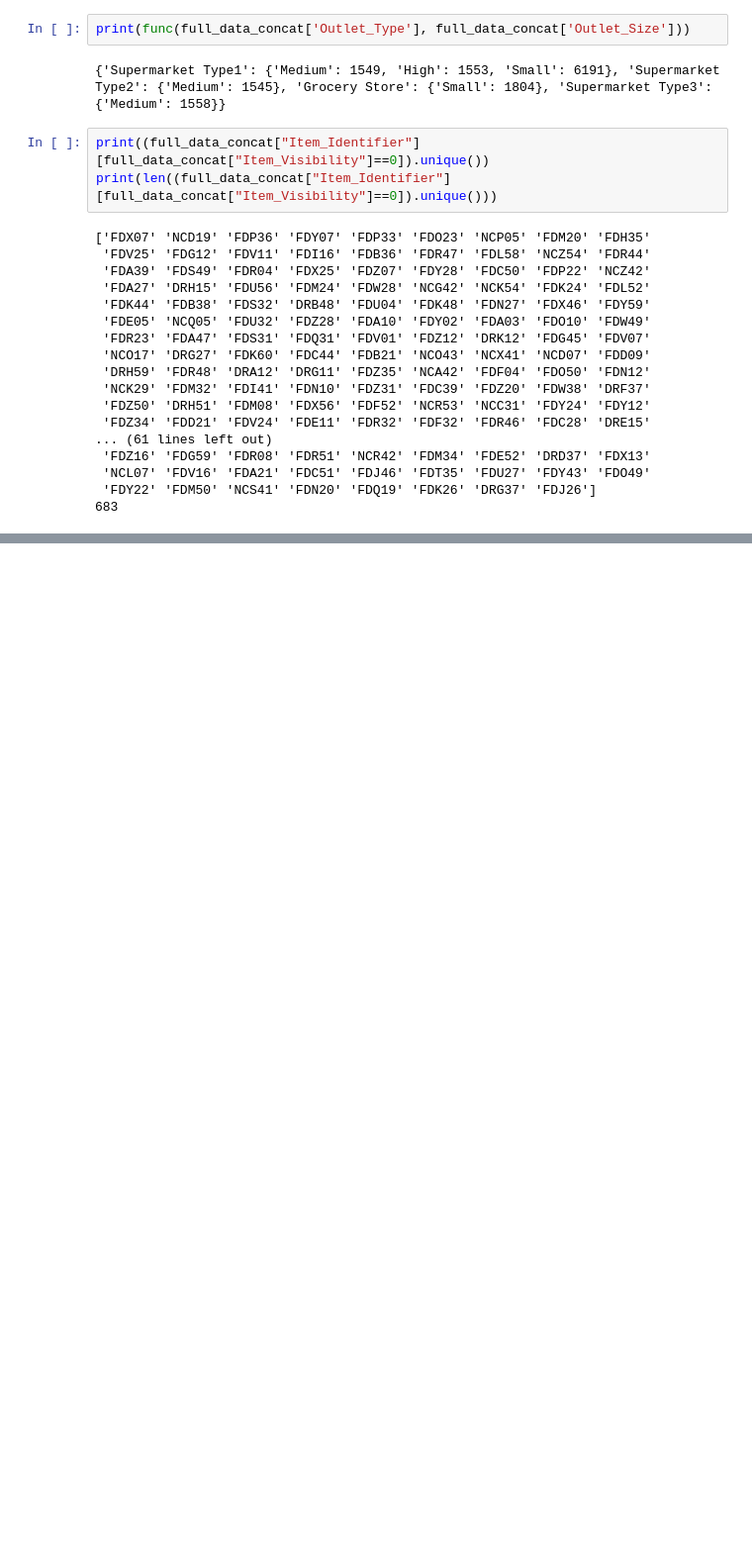
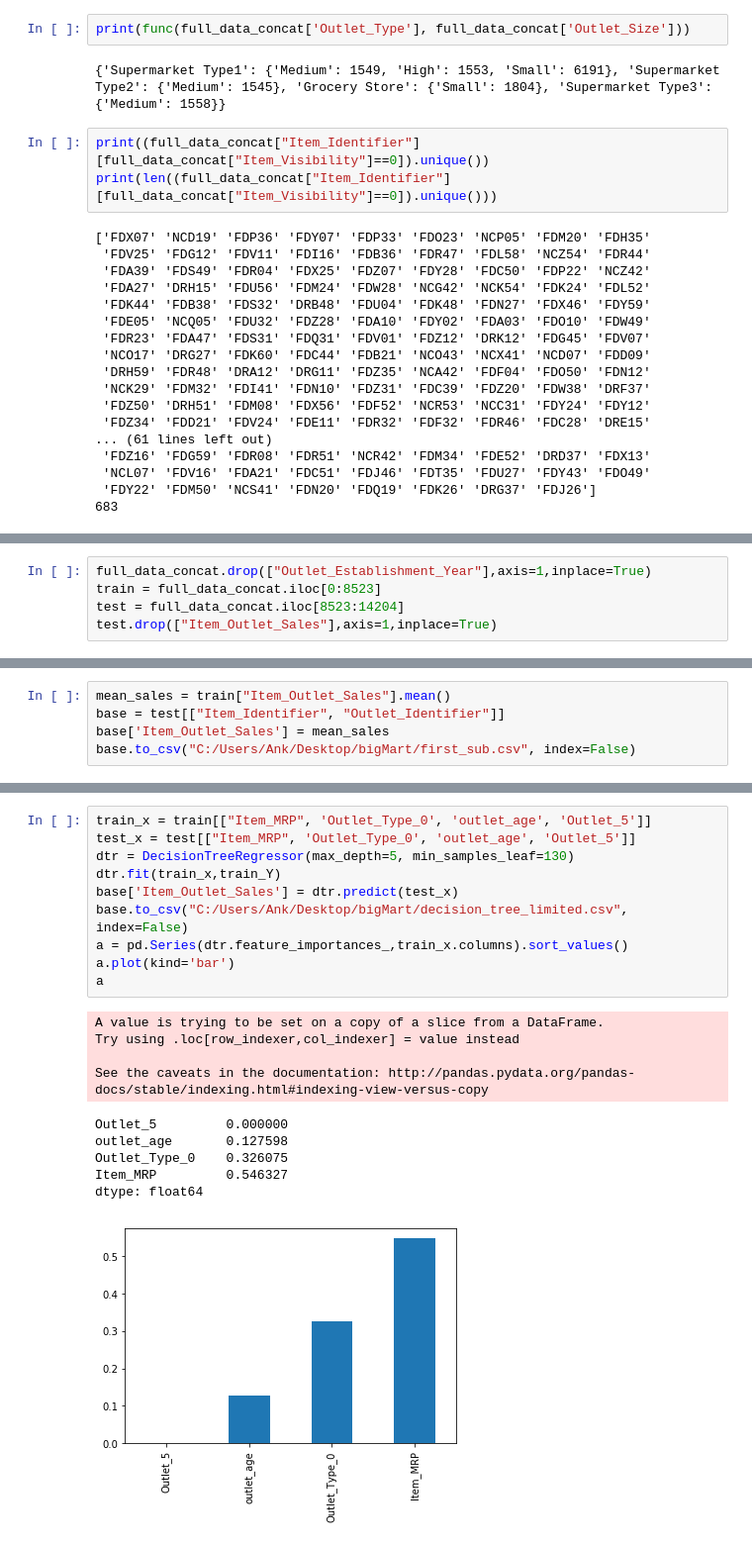
Before and after one commit to ankur0692/Big_mart, a Jupyter notebook: BigMart.ipynb, the cells around one changed output, grey strips where cells are left out. Shown at 99% size. Drawn from its saved outputs; the diff is of its cells as text; blank space fills up the shorter version.

```diff
--- a/BigMart.ipynb
+++ b/BigMart.ipynb
@@ -331,0 +452,5 @@ print(len((full_data_concat["Item_Identifier"][full_data_concat["Item_Visibility
+# %%
+full_data_concat.drop(["Outlet_Establishment_Year"],axis=1,inplace=True)
+train = full_data_concat.iloc[0:8523]
+test = full_data_concat.iloc[8523:14204]
+test.drop(["Item_Outlet_Sales"],axis=1,inplace=True)
@@ -331,0 +468,5 @@ print(len((full_data_concat["Item_Identifier"][full_data_concat["Item_Visibility
+# %%
+mean_sales = train["Item_Outlet_Sales"].mean()
+base = test[["Item_Identifier", "Outlet_Identifier"]]
+base['Item_Outlet_Sales'] = mean_sales
+base.to_csv("C:/Users/Ank/Desktop/bigMart/first_sub.csv", index=False)
@@ -331,0 +606,21 @@ print(len((full_data_concat["Item_Identifier"][full_data_concat["Item_Visibility
+# %%
+train_x = train[["Item_MRP", 'Outlet_Type_0', 'outlet_age', 'Outlet_5']]
+test_x = test[["Item_MRP", 'Outlet_Type_0', 'outlet_age', 'Outlet_5']]
+dtr = DecisionTreeRegressor(max_depth=5, min_samples_leaf=130)
+dtr.fit(train_x,train_Y)
+base['Item_Outlet_Sales'] = dtr.predict(test_x)
+base.to_csv("C:/Users/Ank/Desktop/bigMart/decision_tree_limited.csv", index=False)
+a = pd.Series(dtr.feature_importances_,train_x.columns).sort_values()
+a.plot(kind='bar')
+a
+# %% [output]
+A value is trying to be set on a copy of a slice from a DataFrame.
+Try using .loc[row_indexer,col_indexer] = value instead
+
+See the caveats in the documentation: http://pandas.pydata.org/pandas-docs/stable/indexing.html#indexing-view-versus-copy
+Outlet_5         0.000000
+outlet_age       0.127598
+Outlet_Type_0    0.326075
+Item_MRP         0.546327
+dtype: float64
+[figure, added]
```
Also changed, not shown: parts of 28 cells of this notebook.
